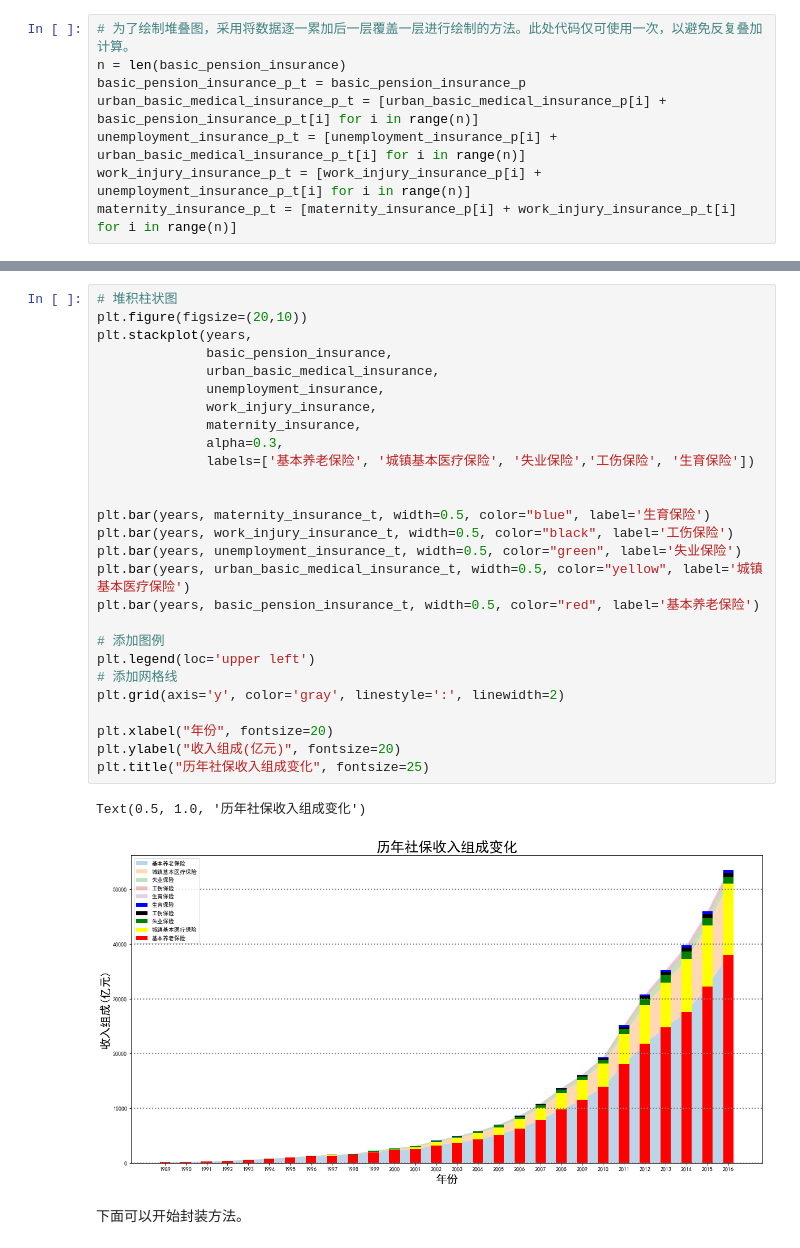
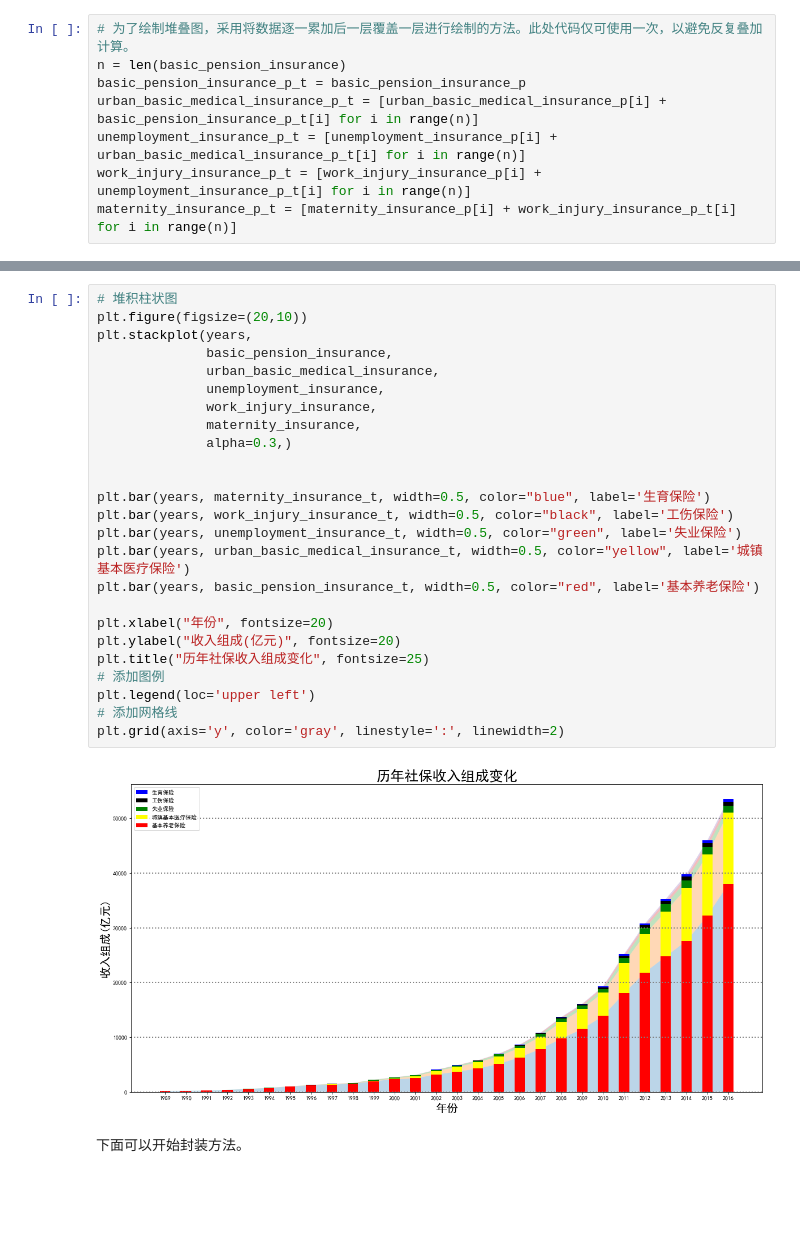
Before and after one commit to sanbeichahegongheguo/python_learn, a Jupyter notebook: chapter02-数据分析/练习/全国医保数据分析/中国医保收入数据分析.ipynb, the cells around one changed output, grey strips where cells are left out. Cells and saved outputs as stored; diff of their text form; blank space fills up the shorter version.

```diff
--- a/chapter02-数据分析/练习/全国医保数据分析/中国医保收入数据分析.ipynb
+++ b/chapter02-数据分析/练习/全国医保数据分析/中国医保收入数据分析.ipynb
@@ -223,32 +210,29 @@ plt.grid(axis='y', color='gray', linestyle=':', linewidth=2)
 # %%
 # 堆积柱状图
 plt.figure(figsize=(20,10))
 plt.stackplot(years,
               basic_pension_insurance,
               urban_basic_medical_insurance,
               unemployment_insurance,
               work_injury_insurance,
               maternity_insurance,
-              alpha=0.3,
-              labels=['基本养老保险', '城镇基本医疗保险', '失业保险','工伤保险', '生育保险'])
+              alpha=0.3,)
 
 
 plt.bar(years, maternity_insurance_t, width=0.5, color="blue", label='生育保险')
 plt.bar(years, work_injury_insurance_t, width=0.5, color="black", label='工伤保险')
 plt.bar(years, unemployment_insurance_t, width=0.5, color="green", label='失业保险')
 plt.bar(years, urban_basic_medical_insurance_t, width=0.5, color="yellow", label='城镇基本医疗保险')
 plt.bar(years, basic_pension_insurance_t, width=0.5, color="red", label='基本养老保险')
 
+plt.xlabel("年份", fontsize=20)
+plt.ylabel("收入组成(亿元)", fontsize=20)
+plt.title("历年社保收入组成变化", fontsize=25)
 # 添加图例
 plt.legend(loc='upper left')
 # 添加网格线
 plt.grid(axis='y', color='gray', linestyle=':', linewidth=2)
-
-plt.xlabel("年份", fontsize=20)
-plt.ylabel("收入组成(亿元)", fontsize=20)
-plt.title("历年社保收入组成变化", fontsize=25)
 # %% [output]
-Text(0.5, 1.0, '历年社保收入组成变化')
-[figure, old version]
+[figure, new version]
 # %% [markdown]
 下面可以开始封装方法。
```
Also changed, not shown: parts of 3 cells of this notebook.
